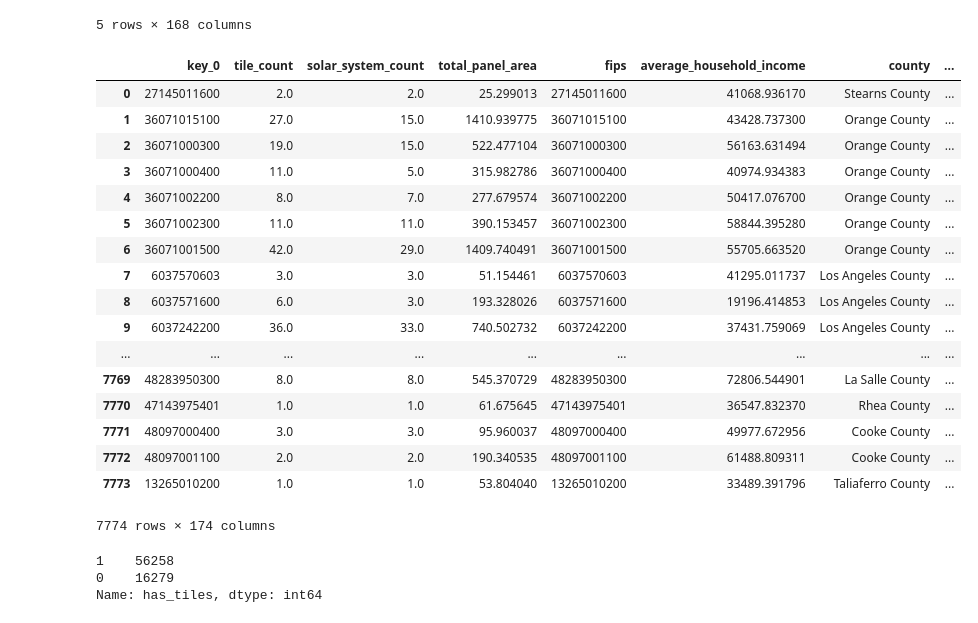
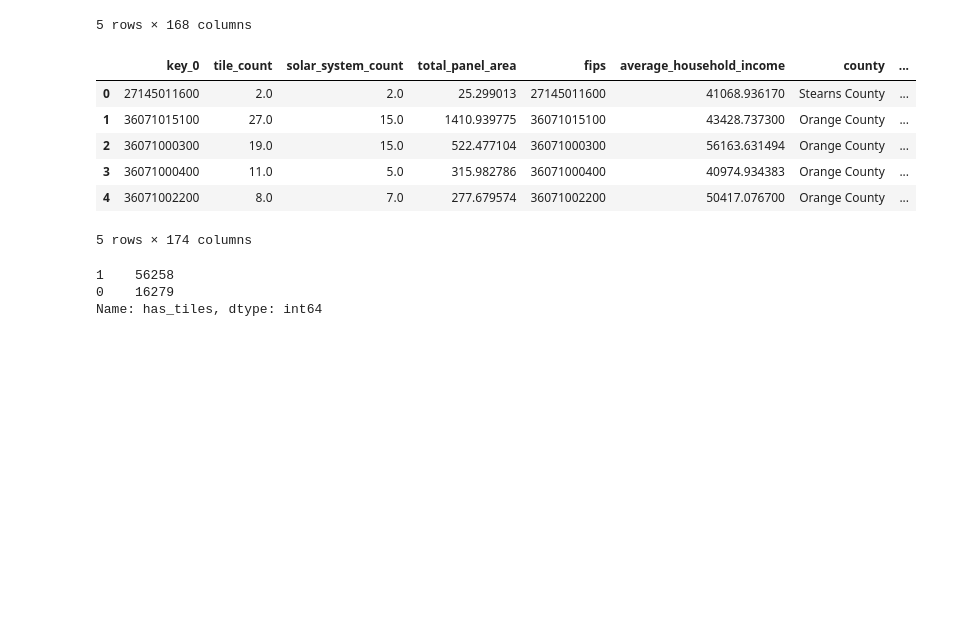
Before and after one commit to BudBernhard/DeepSolarAnalysis, a Jupyter notebook: FurtherRefined.ipynb, the cells around one changed output. Cells and saved outputs as stored; diff of their text form; code cells hidden in the pictures; blank space fills up the shorter version.

```diff
--- a/FurtherRefined.ipynb
+++ b/FurtherRefined.ipynb
@@ -43,26 +43,15 @@ ozdf = ozdf.rename(columns={"Census Tract Number": "Census_Tract_Number", "Tract
 # %%
 mergedf = df.merge(ozdf, left_on = df.fips, right_on = ozdf.Census_Tract_Number)
 # %%
-mergedf
+mergedf.head()
 # %% [output]
 |  | key_0 | tile_count | solar_system_count | total_panel_area | fips | average_household_income | county | ... |
 | 0 | 27145011600 | 2.0 | 2.0 | 25.299013 | 27145011600 | 41068.936170 | Stearns County | ... |
 | 1 | 36071015100 | 27.0 | 15.0 | 1410.939775 | 36071015100 | 43428.737300 | Orange County | ... |
 | 2 | 36071000300 | 19.0 | 15.0 | 522.477104 | 36071000300 | 56163.631494 | Orange County | ... |
 | 3 | 36071000400 | 11.0 | 5.0 | 315.982786 | 36071000400 | 40974.934383 | Orange County | ... |
 | 4 | 36071002200 | 8.0 | 7.0 | 277.679574 | 36071002200 | 50417.076700 | Orange County | ... |
-| 5 | 36071002300 | 11.0 | 11.0 | 390.153457 | 36071002300 | 58844.395280 | Orange County | ... |
-| 6 | 36071001500 | 42.0 | 29.0 | 1409.740491 | 36071001500 | 55705.663520 | Orange County | ... |
-| 7 | 6037570603 | 3.0 | 3.0 | 51.154461 | 6037570603 | 41295.011737 | Los Angeles County | ... |
-| 8 | 6037571600 | 6.0 | 3.0 | 193.328026 | 6037571600 | 19196.414853 | Los Angeles County | ... |
-| 9 | 6037242200 | 36.0 | 33.0 | 740.502732 | 6037242200 | 37431.759069 | Los Angeles County | ... |
-| ... | ... | ... | ... | ... | ... | ... | ... | ... |
-| 7769 | 48283950300 | 8.0 | 8.0 | 545.370729 | 48283950300 | 72806.544901 | La Salle County | ... |
-| 7770 | 47143975401 | 1.0 | 1.0 | 61.675645 | 47143975401 | 36547.832370 | Rhea County | ... |
-| 7771 | 48097000400 | 3.0 | 3.0 | 95.960037 | 48097000400 | 49977.672956 | Cooke County | ... |
-| 7772 | 48097001100 | 2.0 | 2.0 | 190.340535 | 48097001100 | 61488.809311 | Cooke County | ... |
-| 7773 | 13265010200 | 1.0 | 1.0 | 53.804040 | 13265010200 | 33489.391796 | Taliaferro County | ... |
-7774 rows × 174 columns
+5 rows × 174 columns
 # %%
 df.set_index(df.fips, inplace=True)
 # %%
```
Also changed, not shown: parts of 1 cell of this notebook, 1 other file.
